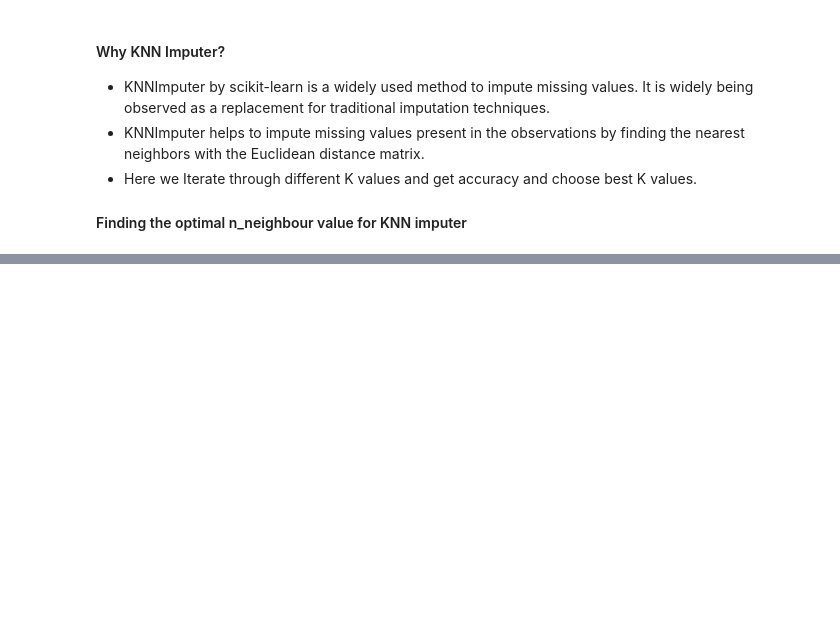
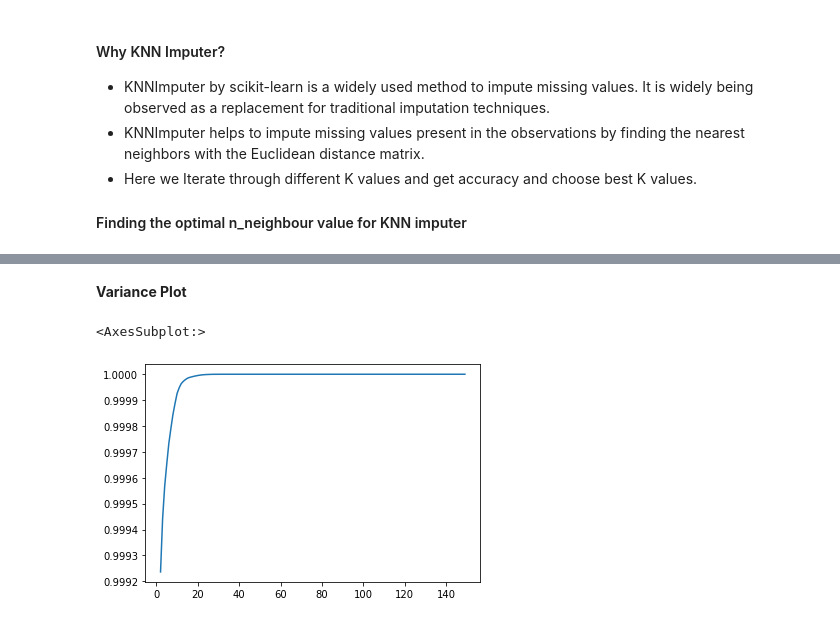
Before and after one commit to salmanfaruqi81/Sensor-Fault-Detection, a Jupyter notebook: Exploratory_Data_Analysis_Notebook.ipynb, the cells around one changed output, grey strips where cells are left out. Saved outputs shown, nothing was run; the diff lists cells and outputs as text; code cells hidden in the pictures; blank space fills up the shorter version.

```diff
--- a/Exploratory_Data_Analysis_Notebook.ipynb
+++ b/Exploratory_Data_Analysis_Notebook.ipynb
@@ -403,0 +763,25 @@ X1 = robustscaler.fit_transform(X)
+# %%
+from sklearn.decomposition import PCA
+
+pca_pipeline = Pipeline(steps=[
+    ('Imputer', SimpleImputer(strategy='constant', fill_value=0)),
+    ('RobustScaler', RobustScaler())
+])
+# %%
+X_pca = pca_pipeline.fit_transform(X)
+# %%
+#Applying PCA
+from sklearn.decomposition import PCA
+var_ratio={}
+for n in range(2,150):
+    pc=PCA(n_components=n)
+    df_pca=pc.fit(X_pca)
+    var_ratio[n]=sum(df_pca.explained_variance_ratio_)
+# %% [markdown]
+**Variance Plot**
+# %%
+# plotting variance ratio
+pd.Series(var_ratio).plot()
+# %% [output]
+<AxesSubplot:>
+[figure, added]
```
Also changed, not shown: parts of 67 cells of this notebook, 8 other files.
